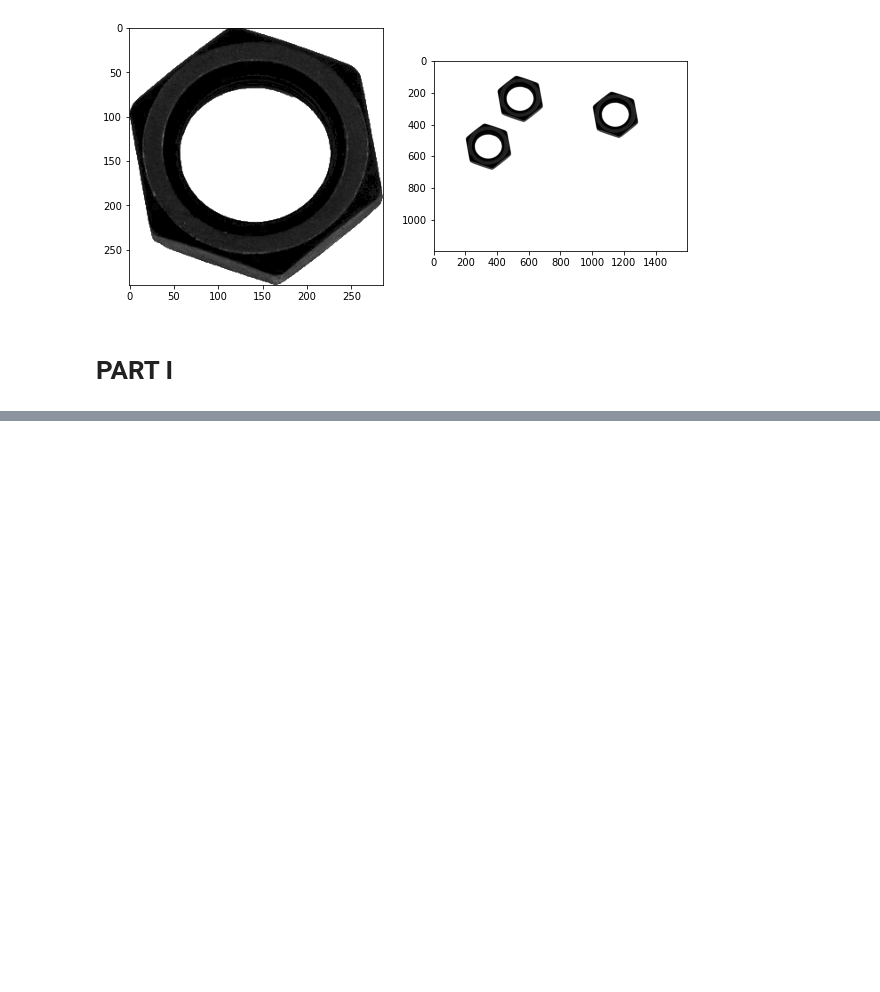
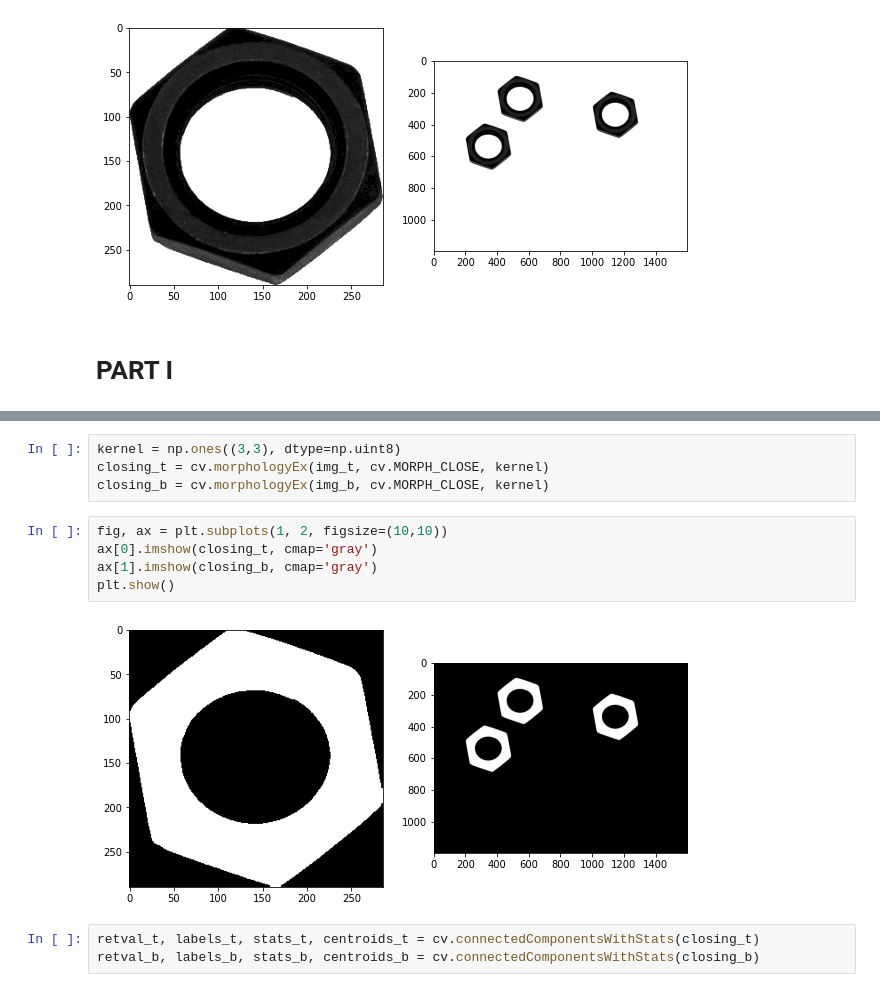
Before and after one commit to PamudithaSomarathne/EN2550, a Jupyter notebook: 5 Count/Assignment 05.ipynb, the cells around one changed output, grey strips where cells are left out. Saved outputs shown, nothing was run; the diff lists cells and outputs as text; blank space fills up the shorter version.

```diff
--- a/5 Count/Assignment 05.ipynb
+++ b/5 Count/Assignment 05.ipynb
@@ -19,0 +30,14 @@ plt.show()
+# %%
+kernel = np.ones((3,3), dtype=np.uint8)
+closing_t = cv.morphologyEx(img_t, cv.MORPH_CLOSE, kernel)
+closing_b = cv.morphologyEx(img_b, cv.MORPH_CLOSE, kernel)
+# %%
+fig, ax = plt.subplots(1, 2, figsize=(10,10))
+ax[0].imshow(closing_t, cmap='gray')
+ax[1].imshow(closing_b, cmap='gray')
+plt.show()
+# %% [output]
+[figure, added]
+# %%
+retval_t, labels_t, stats_t, centroids_t = cv.connectedComponentsWithStats(closing_t)
+retval_b, labels_b, stats_b, centroids_b = cv.connectedComponentsWithStats(closing_b)
```
Also changed, not shown: parts of 7 cells of this notebook.
